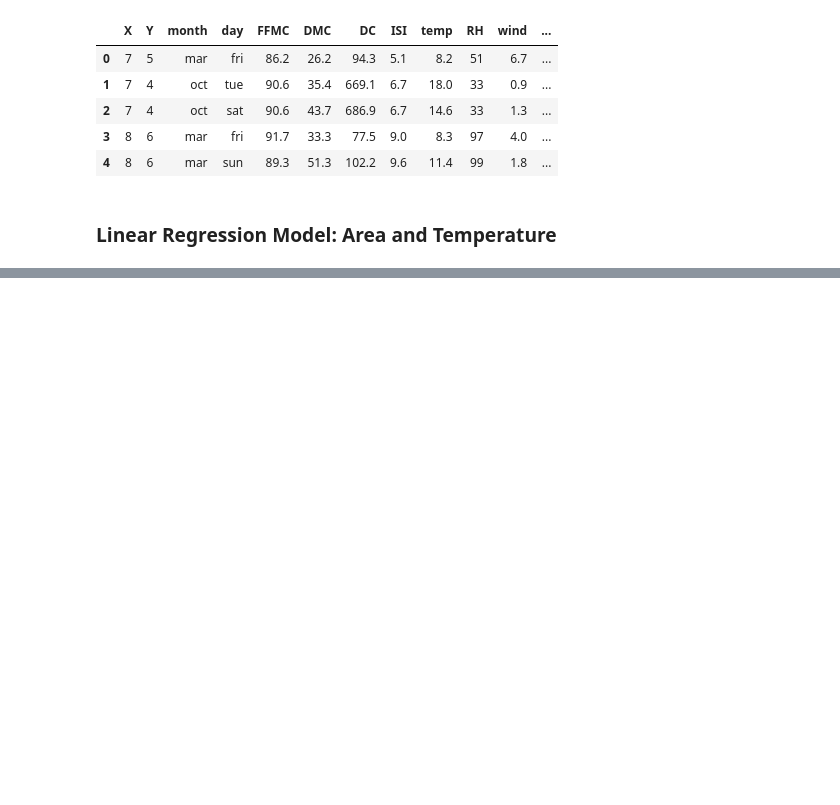
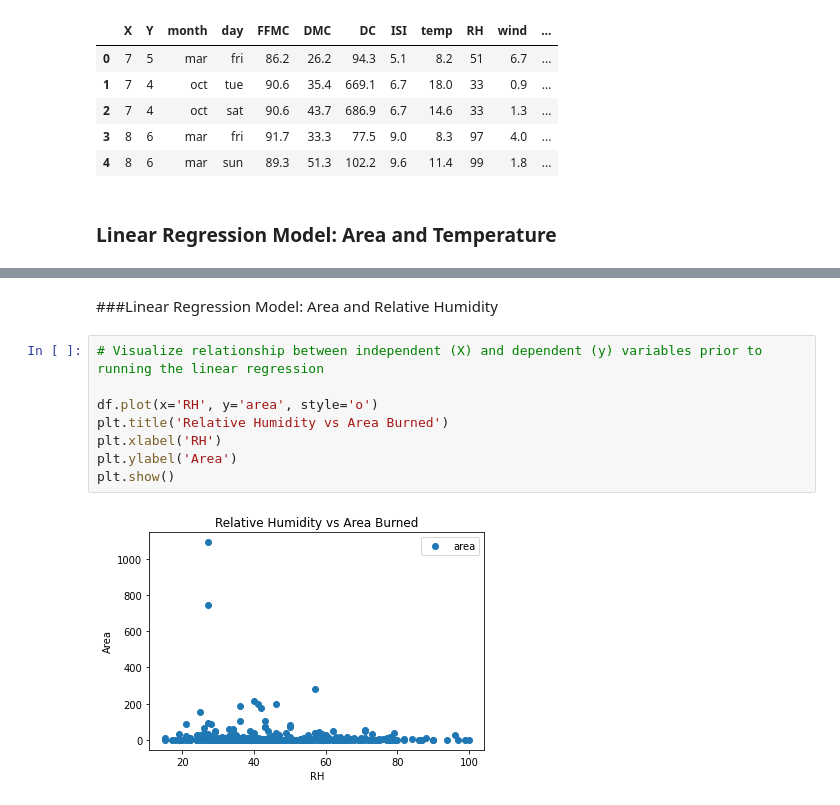
Before and after one commit to jimgrasell/AML, a Jupyter notebook: Project01/Project_01_Grasell.ipynb, the cells around one changed output, grey strips where cells are left out. Cells and saved outputs as stored; diff of their text form; blank space fills up the shorter version.

```diff
--- a/Project01/Project_01_Grasell.ipynb
+++ b/Project01/Project_01_Grasell.ipynb
@@ -55,0 +65,13 @@ Root MSE:  24.205406827481767
+# %% [markdown]
+
+###Linear Regression Model: Area and Relative Humidity
+# %%
+# Visualize relationship between independent (X) and dependent (y) variables prior to running the linear regression
+
+df.plot(x='RH', y='area', style='o')
+plt.title('Relative Humidity vs Area Burned')
+plt.xlabel('RH')
+plt.ylabel('Area')
+plt.show()
+# %% [output]
+[figure, added]
```
Also changed, not shown: parts of 12 cells of this notebook.
